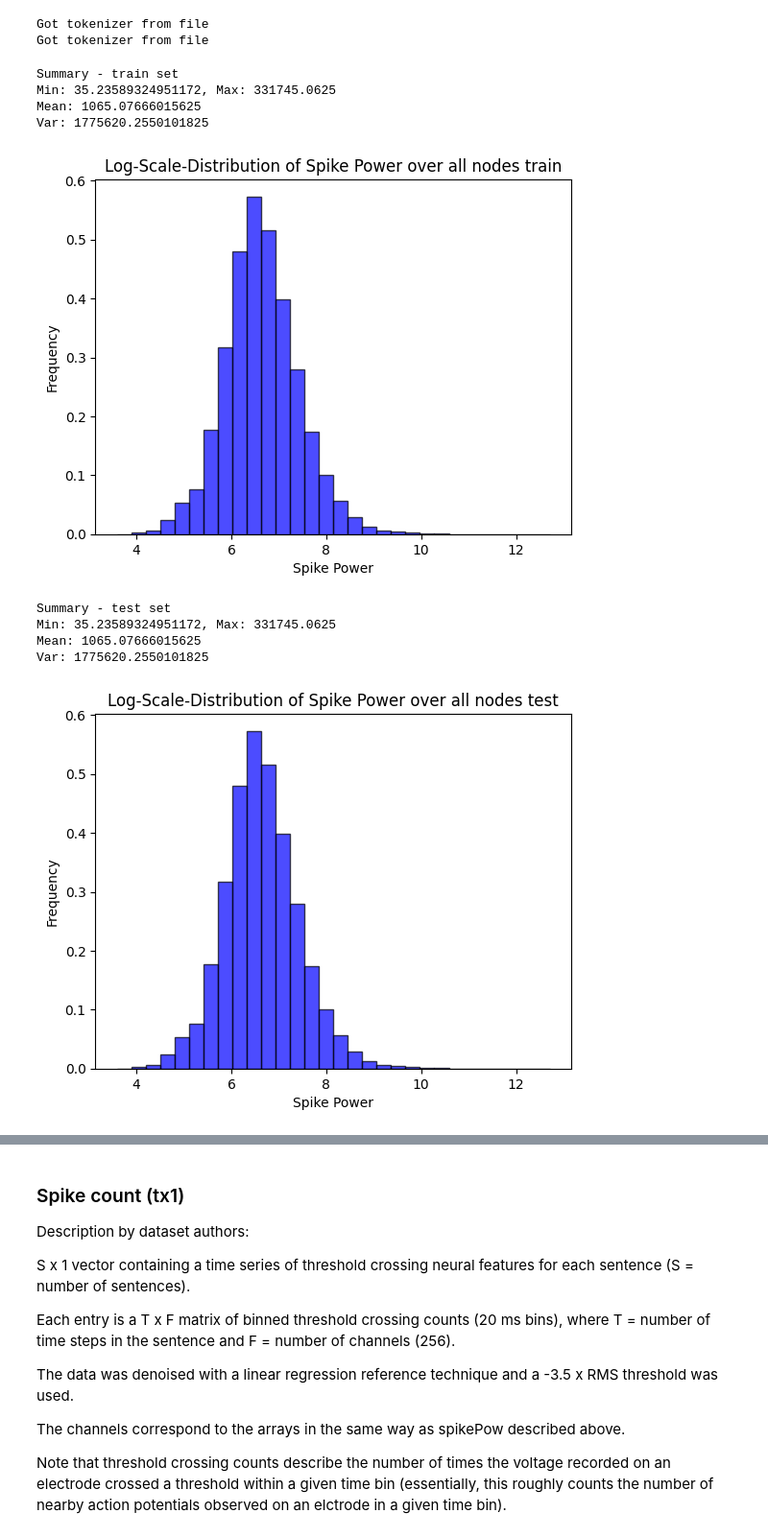
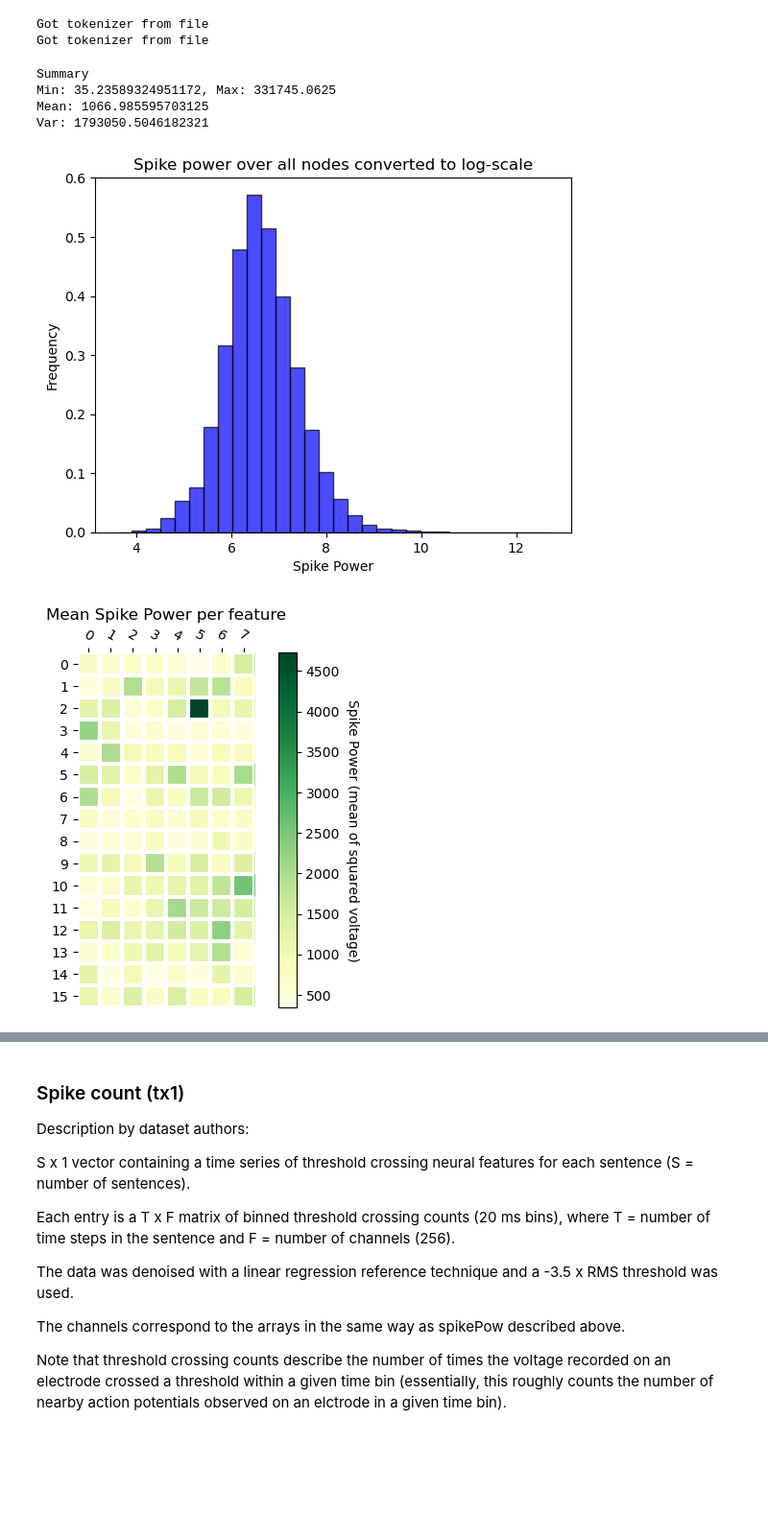
Before and after one commit to yuanhao-chen-nyoeghau/Wav2Vec2ForBrain, a Jupyter notebook: analysis.ipynb, the cells around one changed output, grey strips where cells are left out. Shown at 96% size. Drawn from its saved outputs; the diff is of its cells as text; code cells hidden in the pictures; blank space fills up the shorter version.

```diff
--- a/analysis.ipynb
+++ b/analysis.ipynb
@@ -25,8 +26,9 @@ def get_dataset(split: Literal['train', 'val', 'test'], preprocessing_mode: Lite
     yaml_config = YamlConfig().config
     config.preprocessing = preprocessing_mode
     brain_data = Brain2TextDataset(
-        config=config, yaml_config=yaml_config, split="train"
+        config=config, yaml_config=yaml_config, split=split
     ).brain_data_samples
-    return torch.cat(brain_data, dim=0).flatten().numpy()
+    brain_data = np.concatenate([sample.numpy() for sample in brain_data])
+    return brain_data
 # %% [markdown]
 ## Analysis
@@ -51,15 +52,8 @@ The channels correspond to the arrays as follows (where 000 refers to the first
 train_spike_pow_samples = get_dataset("train", "only_spikepow_unnormalized")
 # val_spike_pow_samples = get_dataset("val", "only_spikepow_unnormalized")
 test_spike_pow_samples = get_dataset("test", "only_spikepow_unnormalized")
+
+spike_pow = np.concatenate([train_spike_pow_samples, test_spike_pow_samples])
 # %% [output]
 Got tokenizer from file
 Got tokenizer from file
-# %%
-show_statistics(train_spike_pow_samples, "train")
-show_spike_hist(train_spike_pow_samples, "train", log_scale=True)
-# %% [output]
-Summary - train set
-Min: 35.23589324951172, Max: 331745.0625
-Mean: 1065.07666015625
-Var: 1775620.2550101825
-[figure, removed]
@@ -69,9 +60,13 @@ Var: 1775620.2550101825
-# %%
-show_statistics(test_spike_pow_samples, "test")
-show_spike_hist(test_spike_pow_samples, "test", log_scale=True)
-# %% [output]
-Summary - test set
-Min: 35.23589324951172, Max: 331745.0625
-Mean: 1065.07666015625
-Var: 1775620.2550101825
-[figure, removed]
+# %%
+show_statistics(spike_pow.flatten())
+show_hist(spike_pow.flatten(), "Spike Power", "Spike power over all nodes", log_scale=True)
+mean_per_feature = spike_pow.mean(axis=0).reshape(((16,8)))
+show_heatmap(mean_per_feature, "Mean Spike Power per feature")
+show_clusters(spike_pow)
+# %% [output]
+Summary
+Min: 35.23589324951172, Max: 331745.0625
+Mean: 1066.985595703125
+Var: 1793050.5046182321
+[figure, added]
+[figure, added]
```
Also changed, not shown: parts of 10 cells of this notebook, 1 other file.
